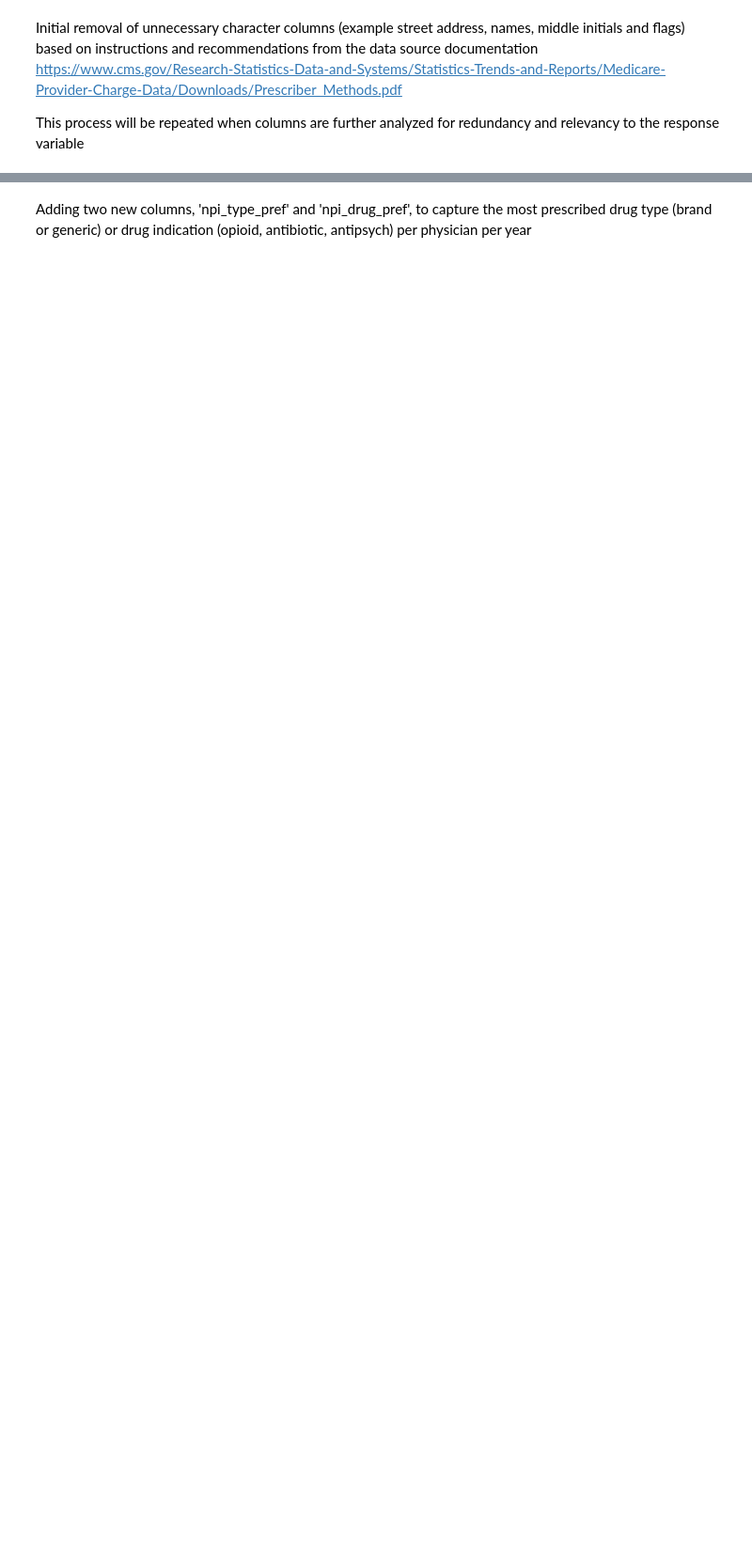
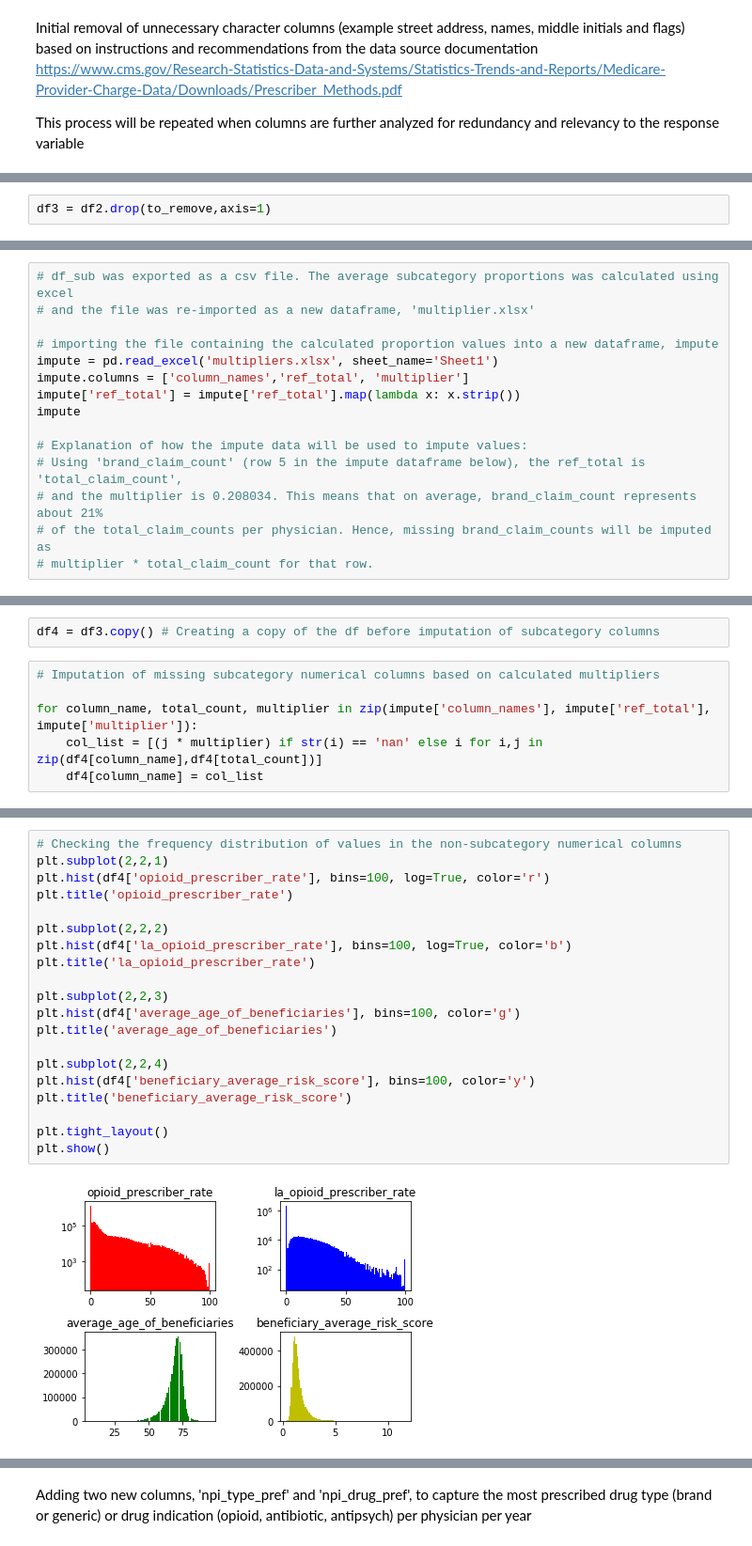
Before and after one commit to nwugocc/Capstone-Project-1, a Jupyter notebook: capstone_1_mini_project_data_wrangling.ipynb, the cells around one changed output, grey strips where cells are left out. Shown at 94% size. Saved outputs shown, nothing was run; the diff lists cells and outputs as text; blank space fills up the shorter version.

```diff
--- a/capstone_1_mini_project_data_wrangling.ipynb
+++ b/capstone_1_mini_project_data_wrangling.ipynb
@@ -350,0 +235,2 @@ nan                       28.195368578961308             36
+# %%
+df3 = df2.drop(to_remove,axis=1)
@@ -350,0 +287,15 @@ nan                       28.195368578961308             36
+# %%
+# df_sub was exported as a csv file. The average subcategory proportions was calculated using excel
+# and the file was re-imported as a new dataframe, 'multiplier.xlsx'
+
+# importing the file containing the calculated proportion values into a new dataframe, impute
+impute = pd.read_excel('multipliers.xlsx', sheet_name='Sheet1')
+impute.columns = ['column_names','ref_total', 'multiplier']
+impute['ref_total'] = impute['ref_total'].map(lambda x: x.strip())
+impute
+
+# Explanation of how the impute data will be used to impute values:
+# Using 'brand_claim_count' (row 5 in the impute dataframe below), the ref_total is 'total_claim_count',
+# and the multiplier is 0.208034. This means that on average, brand_claim_count represents about 21%
+# of the total_claim_counts per physician. Hence, missing brand_claim_counts will be imputed as
+# multiplier * total_claim_count for that row.
@@ -350,0 +320,8 @@ nan                       28.195368578961308             36
+# %%
+df4 = df3.copy() # Creating a copy of the df before imputation of subcategory columns
+# %%
+# Imputation of missing subcategory numerical columns based on calculated multipliers
+
+for column_name, total_count, multiplier in zip(impute['column_names'], impute['ref_total'], impute['multiplier']):
+    col_list = [(j * multiplier) if str(i) == 'nan' else i for i,j in zip(df4[column_name],df4[total_count])]
+    df4[column_name] = col_list
@@ -350,0 +364,22 @@ nan                       28.195368578961308             36
+# %%
+# Checking the frequency distribution of values in the non-subcategory numerical columns
+plt.subplot(2,2,1)
+plt.hist(df4['opioid_prescriber_rate'], bins=100, log=True, color='r')
+plt.title('opioid_prescriber_rate')
+
+plt.subplot(2,2,2)
+plt.hist(df4['la_opioid_prescriber_rate'], bins=100, log=True, color='b')
+plt.title('la_opioid_prescriber_rate')
+
+plt.subplot(2,2,3)
+plt.hist(df4['average_age_of_beneficiaries'], bins=100, color='g')
+plt.title('average_age_of_beneficiaries')
+
+plt.subplot(2,2,4)
+plt.hist(df4['beneficiary_average_risk_score'], bins=100, color='y')
+plt.title('beneficiary_average_risk_score')
+
+plt.tight_layout()
+plt.show()
+# %% [output]
+[figure, added]
```
Also changed, not shown: parts of 54 cells of this notebook.
